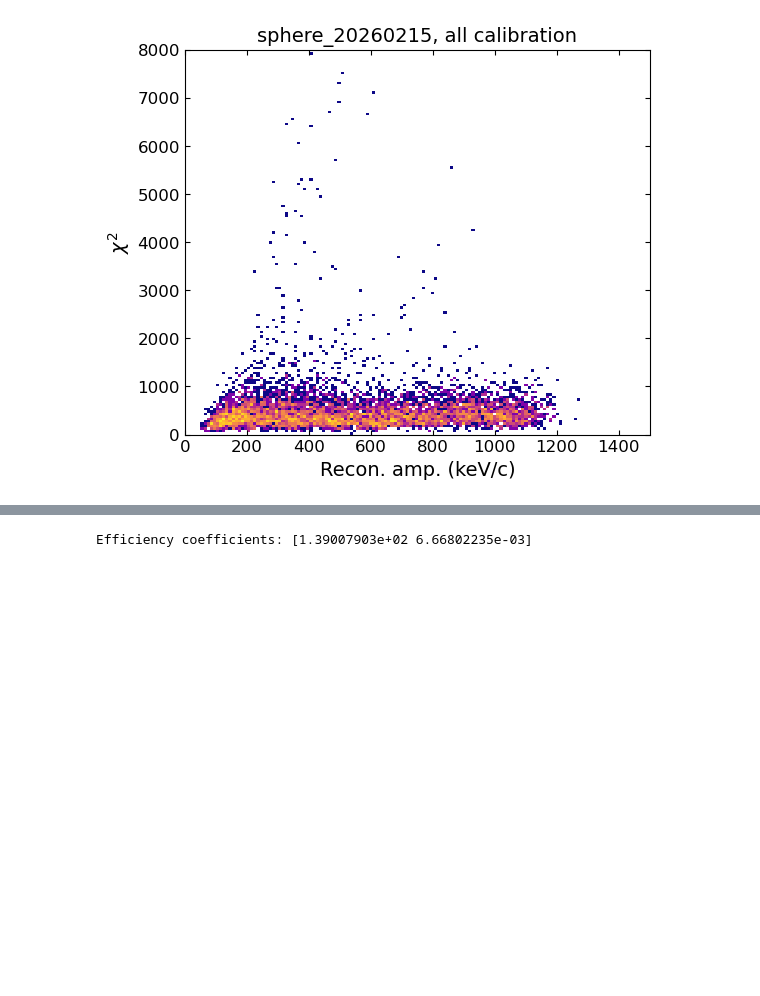
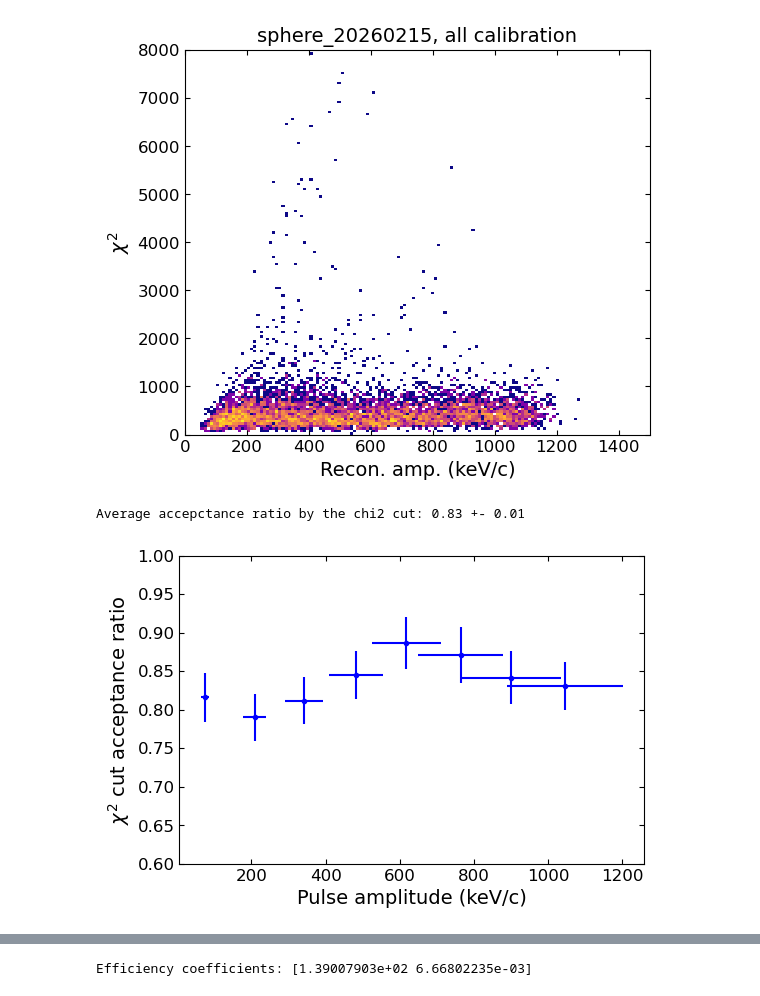
Before and after one commit to yuhants/gas_collisiions, a Jupyter notebook: analysis_notebooks/sphere_20260215/20260220_sphere_20260215_calibration.ipynb, the cells around one changed output, grey strips where cells are left out. Saved outputs shown, nothing was run; the diff lists cells and outputs as text; code cells hidden in the pictures; blank space fills up the shorter version.

```diff
--- a/analysis_notebooks/sphere_20260215/20260220_sphere_20260215_calibration.ipynb
+++ b/analysis_notebooks/sphere_20260215/20260220_sphere_20260215_calibration.ipynb
@@ -483,3 +483,26 @@ ax.set_title(f'{sphere}, all calibration')
 # %% [output]
 Text(0.5, 1.0, 'sphere_20260215, all calibration')
 [figure]
+# %%
+#### Check the fraction of calibration pulses accepted by the chi2 cut
+chi2_threshold = 700
+
+frac_accepted, frac_accepted_err = [], []
+total_accepted, all_pulses = 0, 0
+for chi2 in chi2_pulse_all:
+    frac_accepted.append(np.sum(chi2 < chi2_threshold) / chi2.size)
+    frac_accepted_err.append(np.sqrt(np.sum(chi2 < chi2_threshold)) / chi2.size)
+
+    total_accepted += np.sum(chi2 < chi2_threshold)
+    all_pulses += chi2.size
+
+fig, ax = plt.subplots(figsize=(6, 4))
+ax.errorbar(pulse_amp, frac_accepted, xerr=pulse_amp*0.15, yerr=frac_accepted_err, fmt='.', color='b')
+ax.set_ylim(0.6, 1)
+ax.set_ylabel(r'$\chi^2$ cut acceptance ratio')
+ax.set_xlabel('Pulse amplitude (keV/c)')
+
+print(f'Average accepctance ratio by the chi2 cut: {total_accepted/all_pulses:.2f} +- {np.sqrt(total_accepted)/all_pulses:.2f}')
+# %% [output]
+Average accepctance ratio by the chi2 cut: 0.83 +- 0.01
+[figure, added]
```
Also changed, not shown: parts of 2 cells of this notebook, 6 other files.
